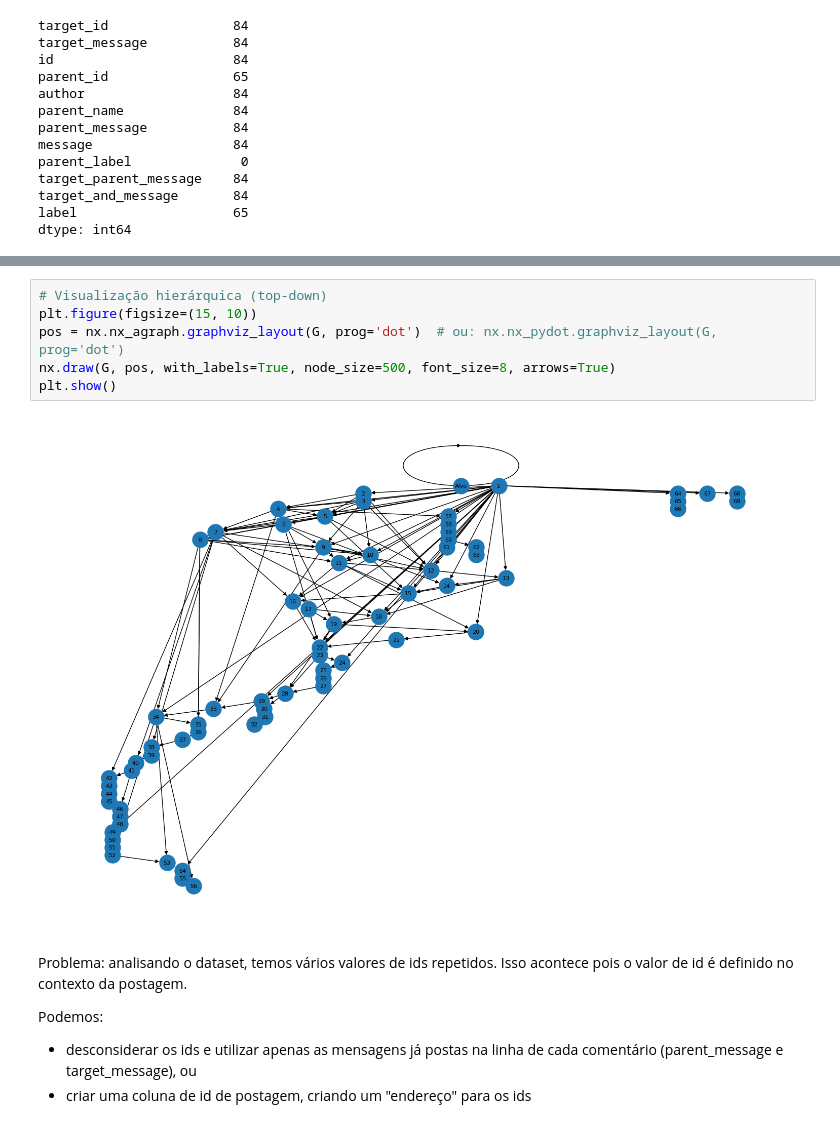
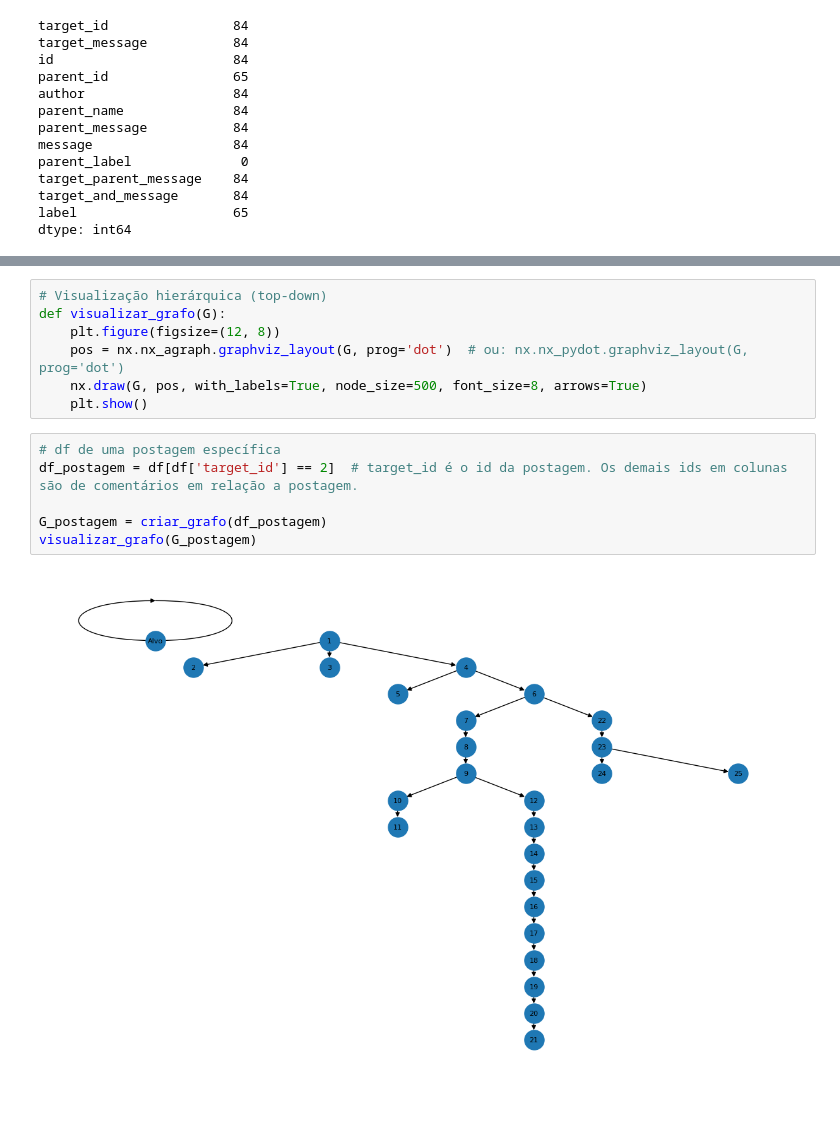
Before and after one commit to moriija/Deteccao-de-Posicionamento, a Jupyter notebook: analise dataset.ipynb, the cells around one changed output, grey strips where cells are left out. Drawn from its saved outputs; the diff is of its cells as text.

Commit message:
interpretacao correta target_id

```diff
--- a/analise dataset.ipynb
+++ b/analise dataset.ipynb
@@ -139,14 +142,15 @@ plt.show() """
 # %%
 # Visualização hierárquica (top-down)
-plt.figure(figsize=(15, 10))
-pos = nx.nx_agraph.graphviz_layout(G, prog='dot')  # ou: nx.nx_pydot.graphviz_layout(G, prog='dot')
-nx.draw(G, pos, with_labels=True, node_size=500, font_size=8, arrows=True)
-plt.show()
+def visualizar_grafo(G):
+    plt.figure(figsize=(12, 8))
+    pos = nx.nx_agraph.graphviz_layout(G, prog='dot')  # ou: nx.nx_pydot.graphviz_layout(G, prog='dot')
+    nx.draw(G, pos, with_labels=True, node_size=500, font_size=8, arrows=True)
+    plt.show()
-# %% [output]
-[figure, removed]
-# %% [markdown]
-Problema: analisando o dataset, temos vários valores de ids repetidos. Isso acontece pois o valor de id é definido no contexto da postagem.
-
-Podemos:
-- desconsiderar os ids e utilizar apenas as mensagens já postas na linha de cada comentário (parent_message e target_message), ou
-- criar uma coluna de id de postagem, criando um "endereço" para os ids
+# %%
+# df de uma postagem específica
+df_postagem = df[df['target_id'] == 2]  # target_id é o id da postagem. Os demais ids em colunas são de comentários em relação a postagem.
+
+G_postagem = criar_grafo(df_postagem)
+visualizar_grafo(G_postagem)
+# %% [output]
+[figure, added]
```
Also changed, not shown: parts of 3 cells of this notebook.
